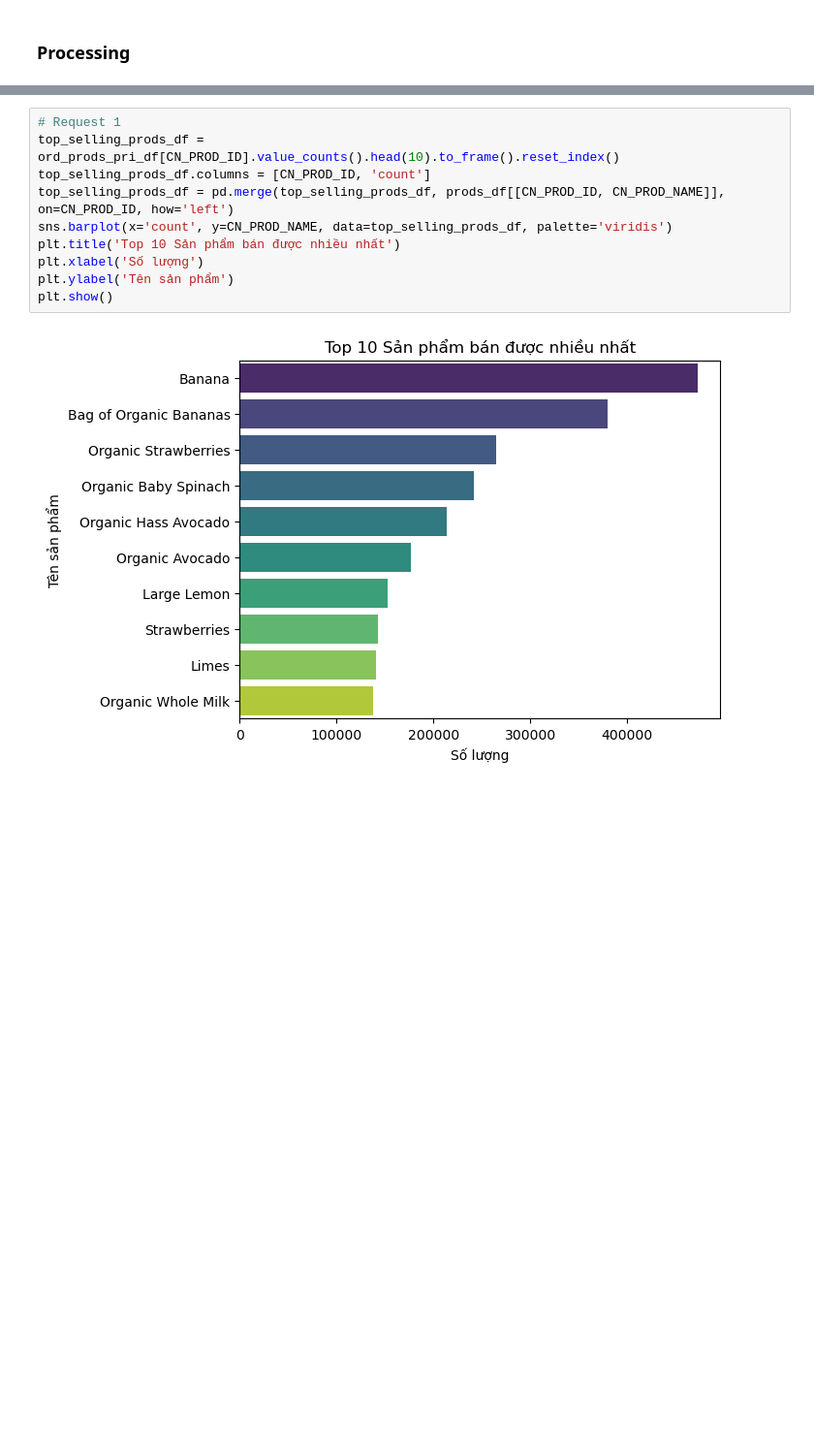
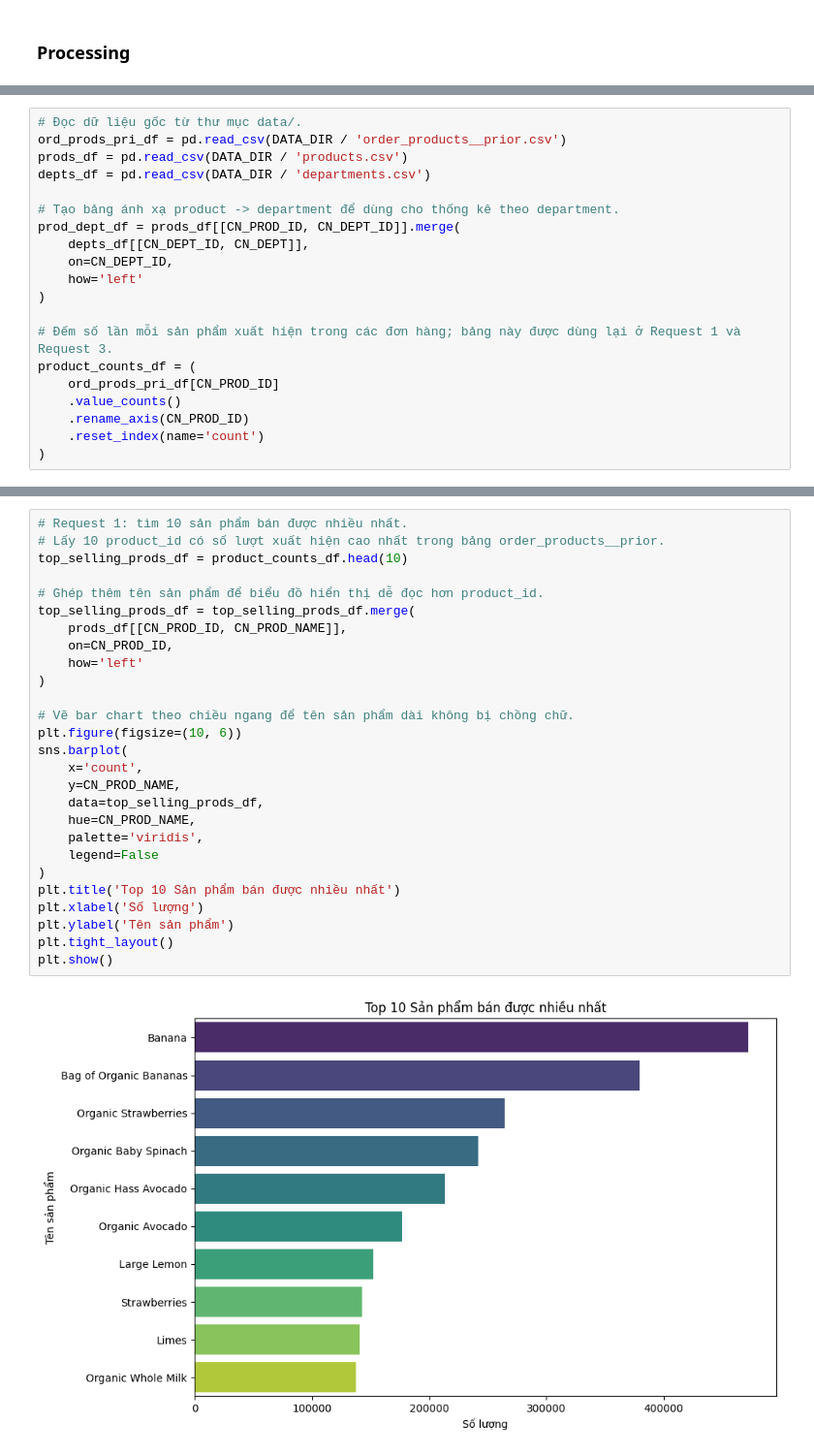
Before and after one commit to Tynab/EDA-Basic, a Jupyter notebook: DA08_BaiTap123_An.ipynb, the cells around one changed output, grey strips where cells are left out. Shown at 97% size. Cells and saved outputs as stored; diff of their text form; blank space fills up the shorter version.

```diff
--- a/DA08_BaiTap123_An.ipynb
+++ b/DA08_BaiTap123_An.ipynb
@@ -37,0 +44,20 @@ depts_df = pd.read_csv('departments.csv')
+# %%
+# Đọc dữ liệu gốc từ thư mục data/.
+ord_prods_pri_df = pd.read_csv(DATA_DIR / 'order_products__prior.csv')
+prods_df = pd.read_csv(DATA_DIR / 'products.csv')
+depts_df = pd.read_csv(DATA_DIR / 'departments.csv')
+
+# Tạo bảng ánh xạ product -> department để dùng cho thống kê theo department.
+prod_dept_df = prods_df[[CN_PROD_ID, CN_DEPT_ID]].merge(
+    depts_df[[CN_DEPT_ID, CN_DEPT]],
+    on=CN_DEPT_ID,
+    how='left'
+)
+
+# Đếm số lần mỗi sản phẩm xuất hiện trong các đơn hàng; bảng này được dùng lại ở Request 1 và Request 3.
+product_counts_df = (
+    ord_prods_pri_df[CN_PROD_ID]
+    .value_counts()
+    .rename_axis(CN_PROD_ID)
+    .reset_index(name='count')
+)
@@ -38,12 +67,29 @@ depts_df = pd.read_csv('departments.csv')
 # %%
-# Request 1
-top_selling_prods_df = ord_prods_pri_df[CN_PROD_ID].value_counts().head(10).to_frame().reset_index()
-top_selling_prods_df.columns = [CN_PROD_ID, 'count']
-top_selling_prods_df = pd.merge(top_selling_prods_df, prods_df[[CN_PROD_ID, CN_PROD_NAME]], on=CN_PROD_ID, how='left')
-sns.barplot(x='count', y=CN_PROD_NAME, data=top_selling_prods_df, palette='viridis')
+# Request 1: tìm 10 sản phẩm bán được nhiều nhất.
+# Lấy 10 product_id có số lượt xuất hiện cao nhất trong bảng order_products__prior.
+top_selling_prods_df = product_counts_df.head(10)
+
+# Ghép thêm tên sản phẩm để biểu đồ hiển thị dễ đọc hơn product_id.
+top_selling_prods_df = top_selling_prods_df.merge(
+    prods_df[[CN_PROD_ID, CN_PROD_NAME]],
+    on=CN_PROD_ID,
+    how='left'
+)
+
+# Vẽ bar chart theo chiều ngang để tên sản phẩm dài không bị chồng chữ.
+plt.figure(figsize=(10, 6))
+sns.barplot(
+    x='count',
+    y=CN_PROD_NAME,
+    data=top_selling_prods_df,
+    hue=CN_PROD_NAME,
+    palette='viridis',
+    legend=False
+)
 plt.title('Top 10 Sản phẩm bán được nhiều nhất')
 plt.xlabel('Số lượng')
 plt.ylabel('Tên sản phẩm')
+plt.tight_layout()
 plt.show()
 # %% [output]
-[figure, old version]
+[figure, new version]
```
Also changed, not shown: parts of 18 cells of this notebook, 4 other files.
